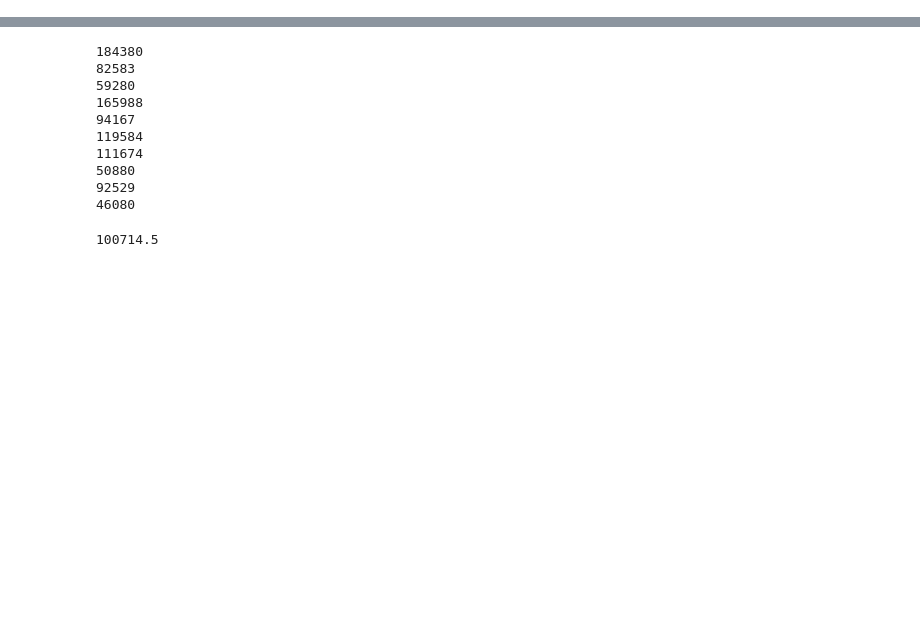
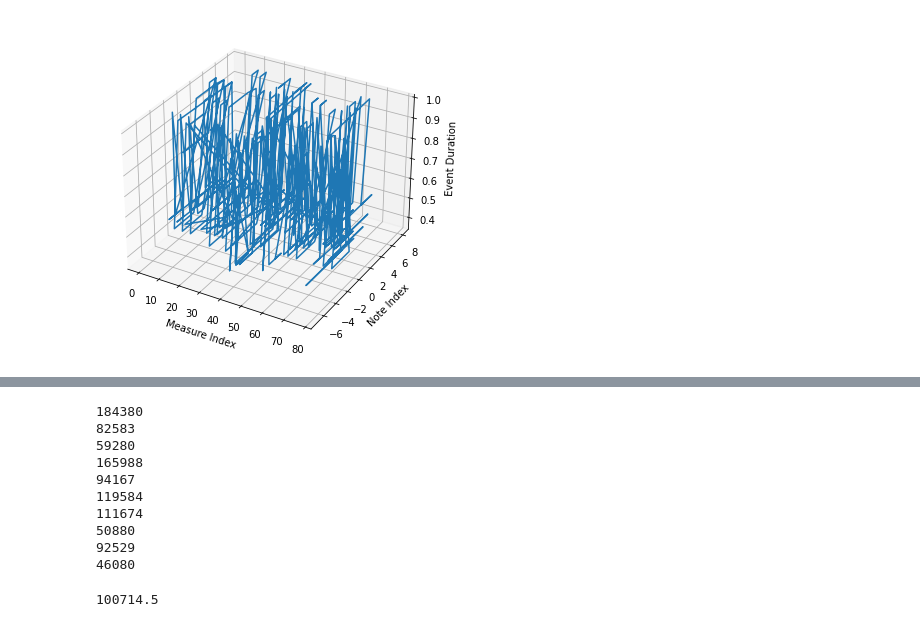
Before and after one commit to thekoc11/notation-metrics, a Jupyter notebook: raga_exps_causality_work.ipynb, the cells around one changed output, grey strips where cells are left out. Cells and saved outputs as stored; diff of their text form; code cells hidden in the pictures; blank space fills up the shorter version.

```diff
--- a/raga_exps_causality_work.ipynb
+++ b/raga_exps_causality_work.ipynb
@@ -83,0 +51,5 @@ for i in range(len(df_filtered10)):
+# %%
+# df_filtered1
+plot = plotter.plot3d(df_filtered1.iloc[:, 0], df_filtered1.iloc[:, 1], df_filtered1.iloc[:, 2], xlabel='Measure Index', ylabel="Note Index", zlabel='Event Duration')
+# %% [output]
+[figure, added]
```
Also changed, not shown: parts of 11 cells of this notebook, 7 other files.
